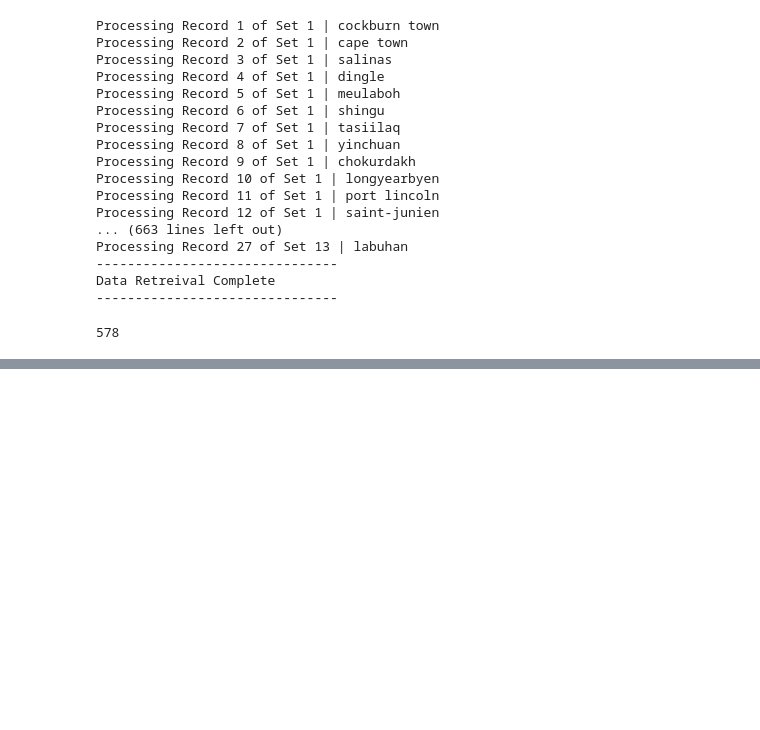
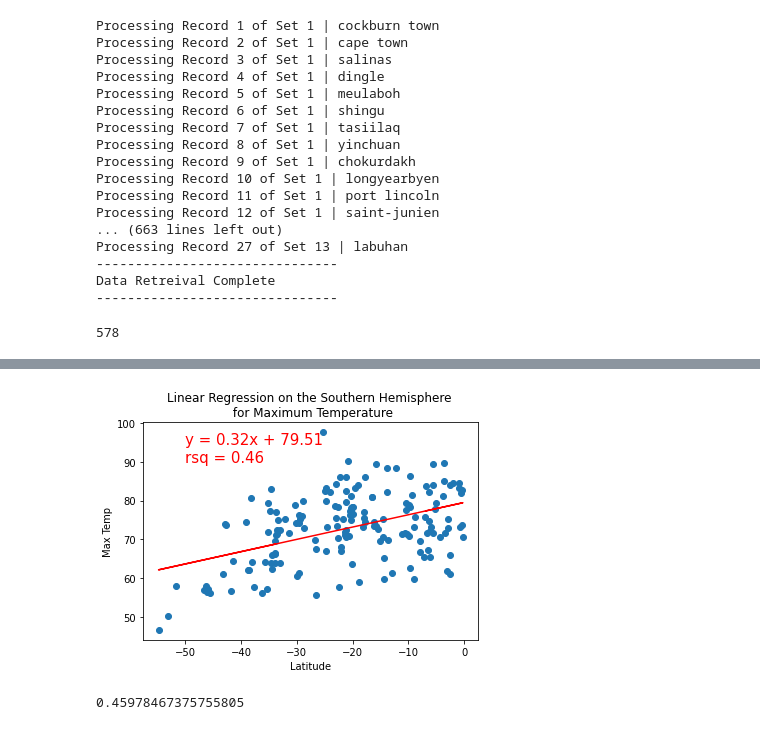
Before and after one commit to statles/World_Weather_Analysis, a Jupyter notebook: WeatherPy.ipynb, the cells around one changed output, grey strips where cells are left out. Cells and saved outputs as stored; diff of their text form; code cells hidden in the pictures; blank space fills up the shorter version.

```diff
--- a/WeatherPy.ipynb
+++ b/WeatherPy.ipynb
@@ -297,0 +348,9 @@ plt.show()
+# %%
+#linear regression for the southern hemisphere temps
+x_values = southern_hemi_df["Lat"]
+y_values = southern_hemi_df["Max Temp"]
+plot_linear_regression(x_values, y_values, "Linear Regression on the Southern Hemisphere \n for Maximum Temperature",
+                      "Max Temp", (-50,90))
+# %% [output]
+[figure, added]
+0.45978467375755805
```
Also changed, not shown: parts of 23 cells of this notebook.
